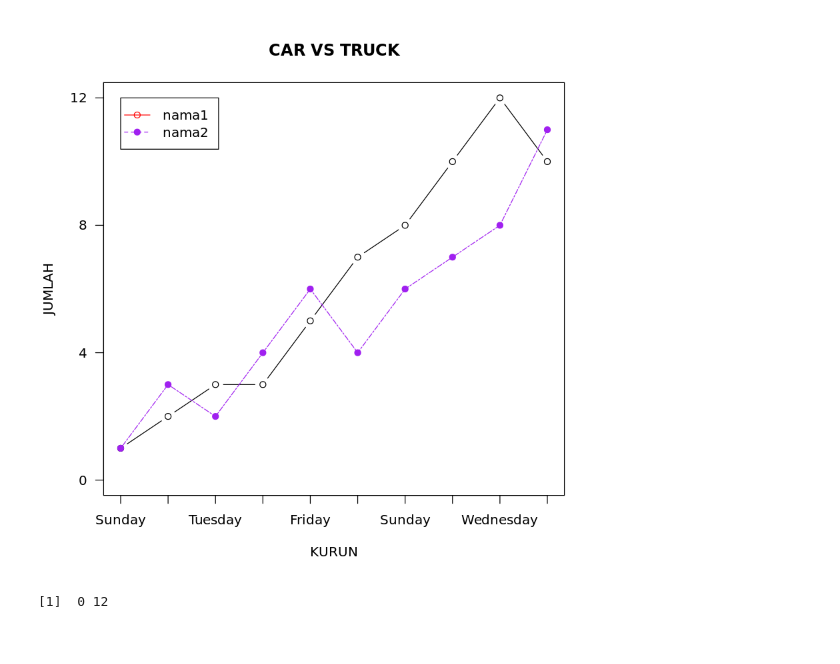
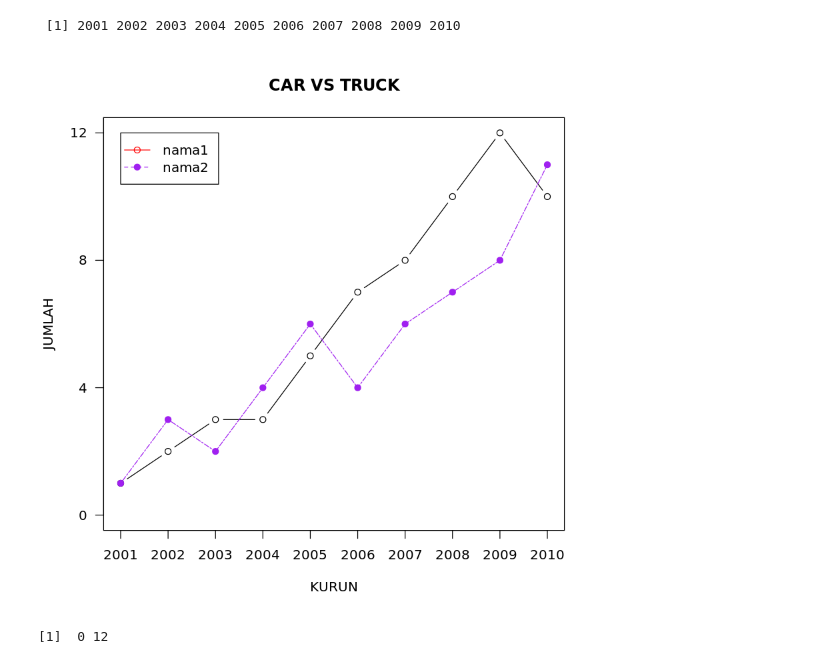
Before and after one commit to mh4nx7net/PracticeR, a Jupyter notebook: Ilmu-Data/Training Pemrograman R - Sesi 6.ipynb, the cells around one changed output. Saved outputs shown, nothing was run; the diff lists cells and outputs as text; code cells hidden in the pictures.

```diff
--- a/Ilmu-Data/Training Pemrograman R - Sesi 6.ipynb
+++ b/Ilmu-Data/Training Pemrograman R - Sesi 6.ipynb
@@ -67,7 +66,7 @@ displayP1 <- function(){
     # length(intersect(datatrucks,datacars))
     g_range <- range(0,datacars,datatrucks)
     lm_both <- max(c(length(datacars),length(datatrucks)))
-    d_list <- weekdays(
+    days_list <- weekdays(
         dmy(
             paste0(
                 '2204',
@@ -80,39 +79,42 @@ displayP1 <- function(){
             )
         )
     )
+    d_list <- 2001:paste0(20,lm_both)
     plot(datacars,t="b",ylim = g_range, axes = F,ann = F)
     opt_axis <- function(){
         #Adds an axis to the current plot, allowing the specification of the side, position, labels, and other options.
         #1st axis for X
         axis(
             1, #1st axis for X
             at = 1:lm_both,
         # glimpse(weekdays(dmy(paste0('2204',2001:2005))))
         # glimpse(c("mon","thu","thu","thu","thu"))
             lab = d_list
         )
         axis(2, #2nd axis for Y
              las=1,
              at=4*0:g_range[2]
             )
 
     }
     box() #jika anda menginginkan kotak
     opt_axis()
     lines(
         datatrucks,
         t="o",
         col="purple",
         pch=19, #option point model: many
         lty=6 #option line model: titik,garis,dot,etc
     )
     title(main = "CAR VS TRUCK",xlab = "KURUN",ylab = "JUMLAH")
     #beri legend
     legend(1,g_range[2],c("nama1","nama2"),pch = c(1,19),lty = 1:2,col = c("red","purple"))
+    return(d_list <- 2001:paste0(20,lm_both))
 }
 displayP1()
 # %% [output]
+ [1] 2001 2002 2003 2004 2005 2006 2007 2008 2009 2010
-[figure, old version]
+[figure, new version]
 # %%
 library(tidyverse)
 g_range
```
Also changed, not shown: parts of 9 cells of this notebook.
